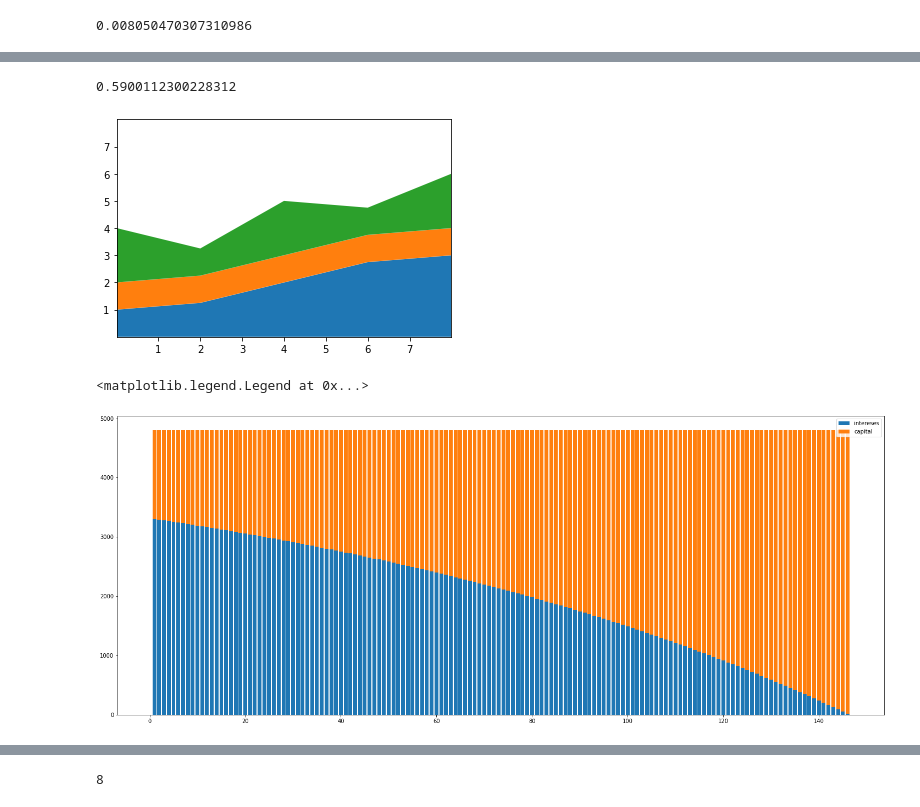
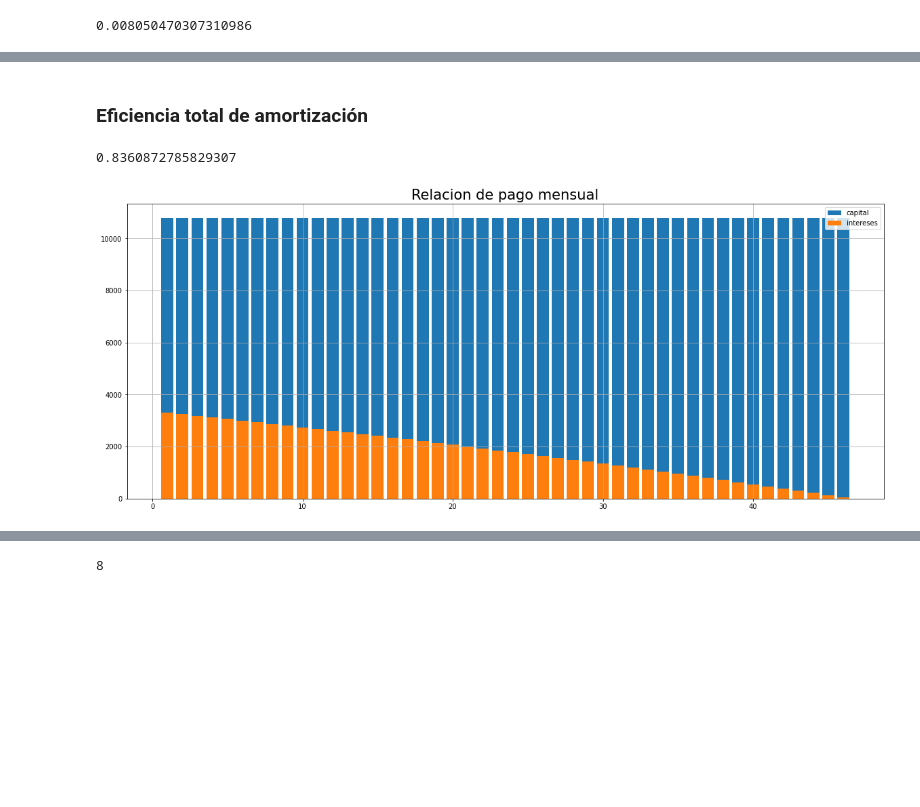
Before and after one commit to alejgdr/amortizacion, a Jupyter notebook: amortizador.ipynb, the cells around one changed output, grey strips where cells are left out. Saved outputs shown, nothing was run; the diff lists cells and outputs as text; code cells hidden in the pictures; blank space fills up the shorter version.

Commit message:
amortizador con eficiencia fija

```diff
--- a/amortizador.ipynb
+++ b/amortizador.ipynb
@@ -70,7 +96,7 @@ seguros= 0
 # %%
 valor_inicial= 410332
 tasa=tasa_equivalente_mensual
-pago_mensual= 4800#+6000#*2#4734*2
+pago_mensual= 4800+6000#+1200#*2#4734*2
 pagos_extras = 350
 seguros= 0
 meses=12*19
@@ -107,0 +103,2 @@ Pago terminado en periodo  12.166666666666666
+# %%
+amortizacion_df, periods = ciclo_amortizacion(valor_inicial, tasa, pago_mensual,meses,1)
@@ -126,37 +137,24 @@ amortizacion_df
-# %%
-amortizacion_df.loc[amortizacion_df.index[-1],'pago_capital_acum']/(amortizacion_df.loc[amortizacion_df.index[-1],'pago_intereses_acum']+amortizacion_df.loc[amortizacion_df.index[-1],'pago_capital_acum'])
-# %% [output]
-0.5900112300228312
-# %%
-import matplotlib.pyplot as plt
-import numpy as np
-
-# plt.style.use('_mpl-gallery')
-
-# make data
-x = np.arange(0, 10, 2)
-ay = [1, 1.25, 2, 2.75, 3]
-by = [1, 1, 1, 1, 1]
-cy = [2, 1, 2, 1, 2]
-y = np.vstack([ay, by, cy])
-
-# plot
-fig, ax = plt.subplots()
-
-ax.stackplot(x, y)
-
-ax.set(xlim=(0, 8), xticks=np.arange(1, 8),
-       ylim=(0, 8), yticks=np.arange(1, 8))
-
-plt.show()
-# %% [output]
-[figure, removed]
+# %% [markdown]
+### Eficiencia total de amortización
+# %%
+def eficiencia_total(amortizacion_df):
+    return(amortizacion_df['pago_capital_acum'].iloc[-1]/(amortizacion_df['pago_capital_acum'].iloc[-1]+amortizacion_df['pago_intereses_acum'].iloc[-1]))
+
+eficiencia_total(amortizacion_df)
+# %% [output]
+0.8360872785829307
 # %%
-fig, ax = plt.subplots(figsize=(25,10))
-ax.bar(periods, amortizacion_df['intereses'], label='intereses')
-ax.bar(periods, amortizacion_df['pago_capital'],bottom= amortizacion_df['intereses'],label='capital')
-ax.legend()
+def grafica_eficiencia_mensual(periods, amortizacion_df):
+    fig, ax = plt.subplots(figsize=(20,8))
+
+
+    ax.bar(periods, amortizacion_df['pago_capital'], bottom=amortizacion_df['intereses'], label='capital')
+    ax.bar(periods, amortizacion_df['intereses'], label='intereses')
+
+    ax.set_title('Relacion de pago mensual', fontsize=21)
+    ax.grid()
+    ax.legend()
+grafica_eficiencia_mensual(periods, amortizacion_df)
 # %% [output]
-<matplotlib.legend.Legend at 0x...>
-[figure, old version]
+[figure, new version]
 # %%
```
Also changed, not shown: parts of 29 cells of this notebook.
